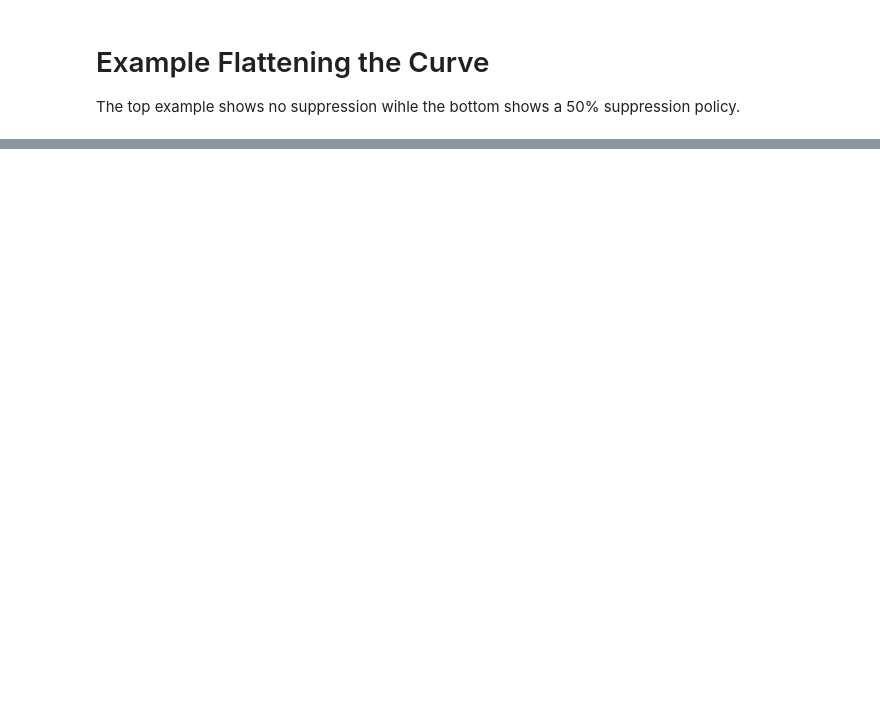
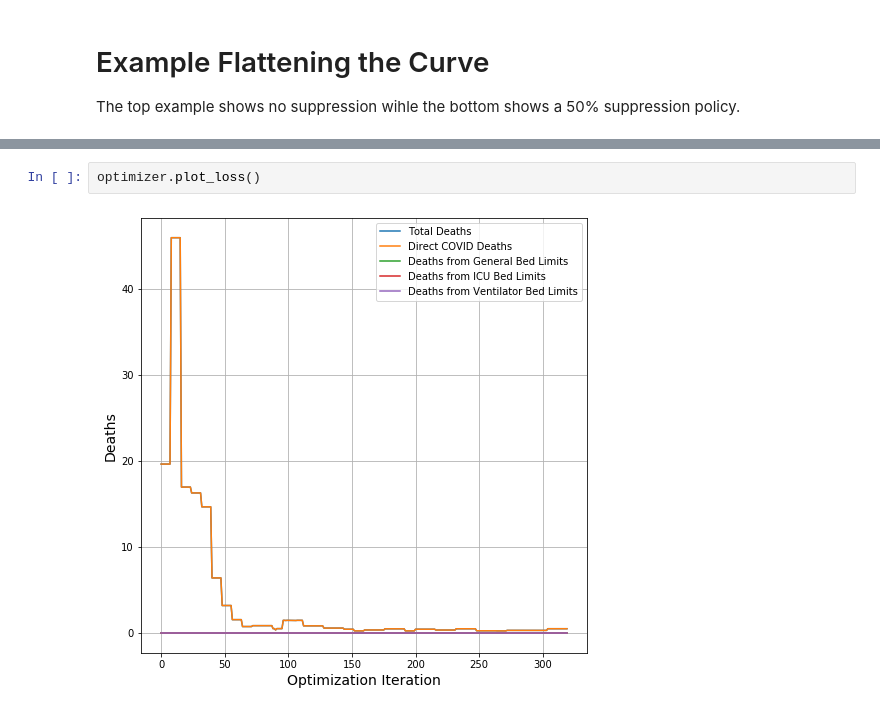
Before and after one commit to erccarls/county_covid_seir_models, a Jupyter notebook: notebooks/SIR.ipynb, the cells around one changed output, grey strips where cells are left out. Drawn from its saved outputs; the diff is of its cells as text; blank space fills up the shorter version.

```diff
--- a/notebooks/SIR.ipynb
+++ b/notebooks/SIR.ipynb
@@ -63,0 +85,4 @@ model.plot_results(y_scale='log')
+# %%
+optimizer.plot_loss()
+# %% [output]
+[figure, added]
```
Also changed, not shown: parts of 6 cells of this notebook, 1 other file.
